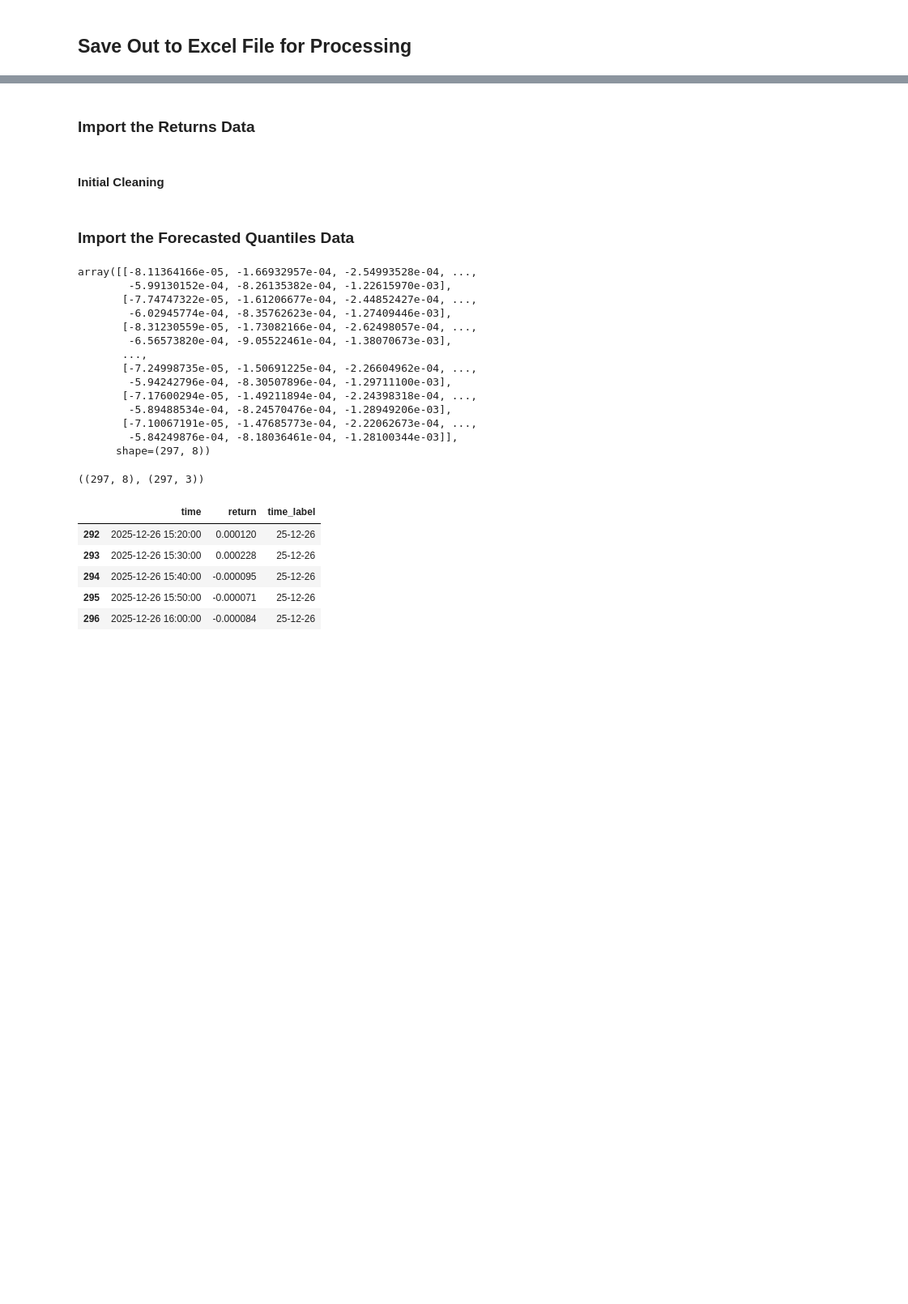
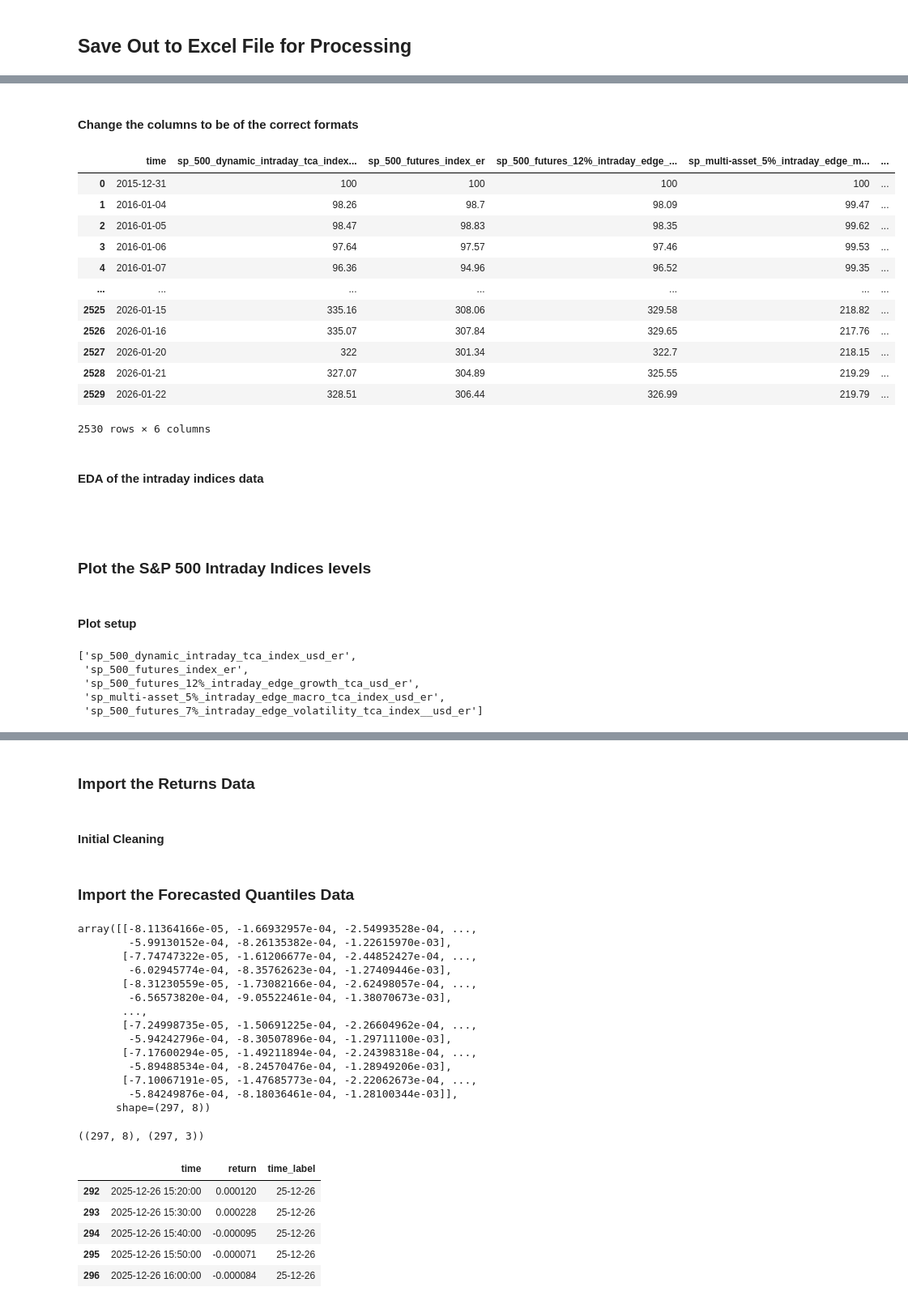
Before and after one commit to danielhalm1407/Risk-Control-Using-a-Bayesian-Joint-Quantile-Time-Series-Model-For-Asset-Returns, a Jupyter notebook: notebooks/NB02_Backtest_Intraday.ipynb, the cells around one changed output, grey strips where cells are left out. Shown at 81% size. Saved outputs shown, nothing was run; the diff lists cells and outputs as text; code cells hidden in the pictures; blank space fills up the shorter version.

```diff
--- a/notebooks/NB02_Backtest_Intraday.ipynb
+++ b/notebooks/NB02_Backtest_Intraday.ipynb
@@ -429,0 +423,2 @@ spx_excel_intraday.to_excel("../data/intermediate_input/spx_intraday_returns.xls
+# %%
+intraday_index_levels = pd.read_excel("../data/input/intraday_indices_levels.xlsx")
@@ -429,0 +429,16 @@ spx_excel_intraday.to_excel("../data/intermediate_input/spx_intraday_returns.xls
+# %%
+# set the columns to correctly be the items in the 6th row
+intraday_index_levels.columns = intraday_index_levels.iloc[5]
+
+#drop all those rows not needed anymore
+intraday_index_levels = intraday_index_levels.drop(index=[0,1,2,3,4,5]).reset_index().drop('index', axis=1)
+
+# change the column names to be in lowercase with underscores instead of spaces
+intraday_index_levels.columns = [col.lower().replace(' ', '_') for col in intraday_index_levels.columns]
+
+# remove "&" and ( or ) from column names
+intraday_index_levels.columns = [col.replace('&', '') for col in intraday_index_levels.columns]
+intraday_index_levels.columns = [col.replace('(', '') for col in intraday_index_levels.columns]
+intraday_index_levels.columns = [col.replace(')', '') for col in intraday_index_levels.columns]
+
+intraday_index_levels
@@ -429,0 +459,59 @@ spx_excel_intraday.to_excel("../data/intermediate_input/spx_intraday_returns.xls
+# %% [markdown]
+#### Change the columns to be of the correct formats
+# %%
+# correct the date column to datetime format
+intraday_index_levels_v1 = intraday_index_levels.copy()
+
+intraday_index_levels_v1["effective_date_"] = pd.to_datetime(
+    intraday_index_levels_v1["effective_date_"],
+    errors="coerce"   # invalid strings -> NaT instead of crashing
+)
+
+intraday_index_levels_v1 = intraday_index_levels_v1.dropna(subset=["effective_date_"])
+
+# rename the date column to be 'time'
+intraday_index_levels_v1 = intraday_index_levels_v1.rename(columns={"effective_date_": "time"})
+
+
+# correct the level columns to be float format
+intraday_index_levels_v2 = intraday_index_levels_v1.copy()
+level_columns = [col for col in intraday_index_levels_v2.columns if 'level' in col]
+for col in level_columns:
+    intraday_index_levels_v2[col] = pd.to_numeric(intraday_index_levels_v2[col], errors='coerce')
+# %%
+intraday_index_levels_v2
+# %% [output]
+|  | time | sp_500_dynamic_intraday_tca_index... | sp_500_futures_index_er | sp_500_futures_12%_intraday_edge_... | sp_multi-asset_5%_intraday_edge_m... | ... |
+| 0 | 2015-12-31 | 100 | 100 | 100 | 100 | ... |
+| 1 | 2016-01-04 | 98.26 | 98.7 | 98.09 | 99.47 | ... |
+| 2 | 2016-01-05 | 98.47 | 98.83 | 98.35 | 99.62 | ... |
+| 3 | 2016-01-06 | 97.64 | 97.57 | 97.46 | 99.53 | ... |
+| 4 | 2016-01-07 | 96.36 | 94.96 | 96.52 | 99.35 | ... |
+| ... | ... | ... | ... | ... | ... | ... |
+| 2525 | 2026-01-15 | 335.16 | 308.06 | 329.58 | 218.82 | ... |
+| 2526 | 2026-01-16 | 335.07 | 307.84 | 329.65 | 217.76 | ... |
+| 2527 | 2026-01-20 | 322 | 301.34 | 322.7 | 218.15 | ... |
+| 2528 | 2026-01-21 | 327.07 | 304.89 | 325.55 | 219.29 | ... |
+| 2529 | 2026-01-22 | 328.51 | 306.44 | 326.99 | 219.79 | ... |
+2530 rows × 6 columns
+# %% [markdown]
+#### EDA of the intraday indices data
+# %% [markdown]
+#####
+# %% [markdown]
+### Plot the S&P 500 Intraday Indices levels
+# %% [markdown]
+#### Plot setup
+# %%
+# Specify the correct columns that we want to plot:
+# all the columns that have 'period_return' in their name
+
+index_levels_cols = [col for col in intraday_index_levels_v2.columns if 'time' not in col]
+
+index_levels_cols
+# %% [output]
+['sp_500_dynamic_intraday_tca_index_usd_er',
+ 'sp_500_futures_index_er',
+ 'sp_500_futures_12%_intraday_edge_growth_tca_usd_er',
+ 'sp_multi-asset_5%_intraday_edge_macro_tca_index_usd_er',
+ 'sp_500_futures_7%_intraday_edge_volatility_tca_index__usd_er']
```
Also changed, not shown: parts of 57 cells of this notebook, 3 other files.
